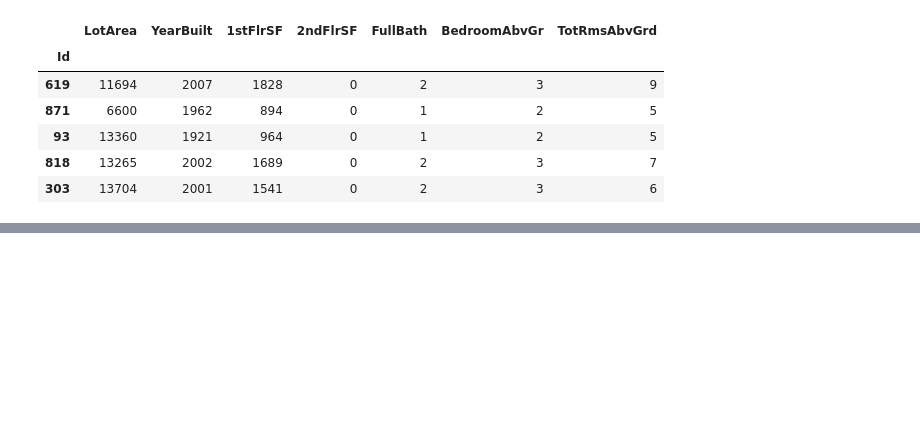
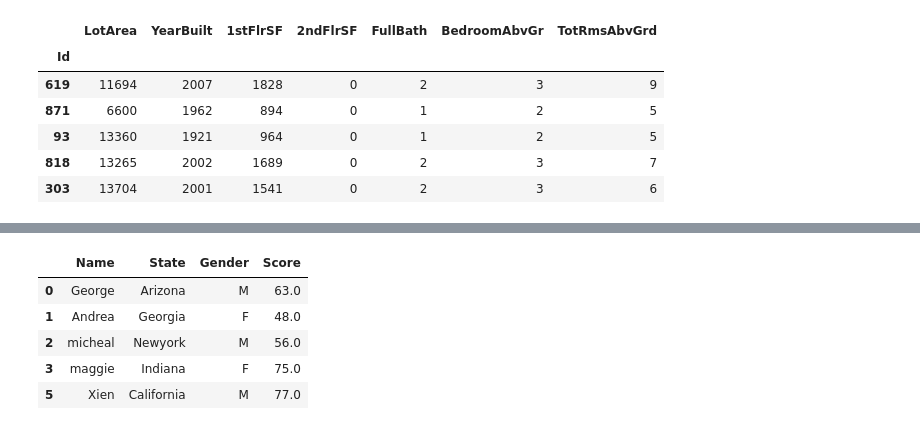
Before and after one commit to ecuerbo/machine-learning, a Jupyter notebook: iowa-housing.ipynb, the cells around one changed output, grey strips where cells are left out. Cells and saved outputs as stored; diff of their text form; code cells hidden in the pictures; blank space fills up the shorter version.

```diff
--- a/iowa-housing.ipynb
+++ b/iowa-housing.ipynb
@@ -38,0 +200,15 @@ model_1 = RandomForestRegressor(n_estimators=100, max_depth=7,random_state=0)
+# %%
+import pandas as pd
+import numpy as np
+
+#Create a DataFrame
+df1 = {
+    'Name':['George','Andrea','micheal','maggie','Ravi','Xien','Jalpa',np.nan],
+    'State':['Arizona','Georgia','Newyork','Indiana','Florida','California',np.nan,np.nan],
+    'Gender':["M","F","M","F","M","M",np.nan,np.nan],
+    'Score':[63,48,56,75,np.nan,77,np.nan,np.nan]
+
+   }
+
+df1 = pd.DataFrame(df1,columns=['Name','State','Gender','Score'])
+print(df1)
@@ -38,0 +225,9 @@ model_1 = RandomForestRegressor(n_estimators=100, max_depth=7,random_state=0)
+# %%
+df1.dropna()
+# %% [output]
+|  | Name | State | Gender | Score |
+| 0 | George | Arizona | M | 63.0 |
+| 1 | Andrea | Georgia | F | 48.0 |
+| 2 | micheal | Newyork | M | 56.0 |
+| 3 | maggie | Indiana | F | 75.0 |
+| 5 | Xien | California | M | 77.0 |
```
Also changed, not shown: parts of 22 cells of this notebook.
